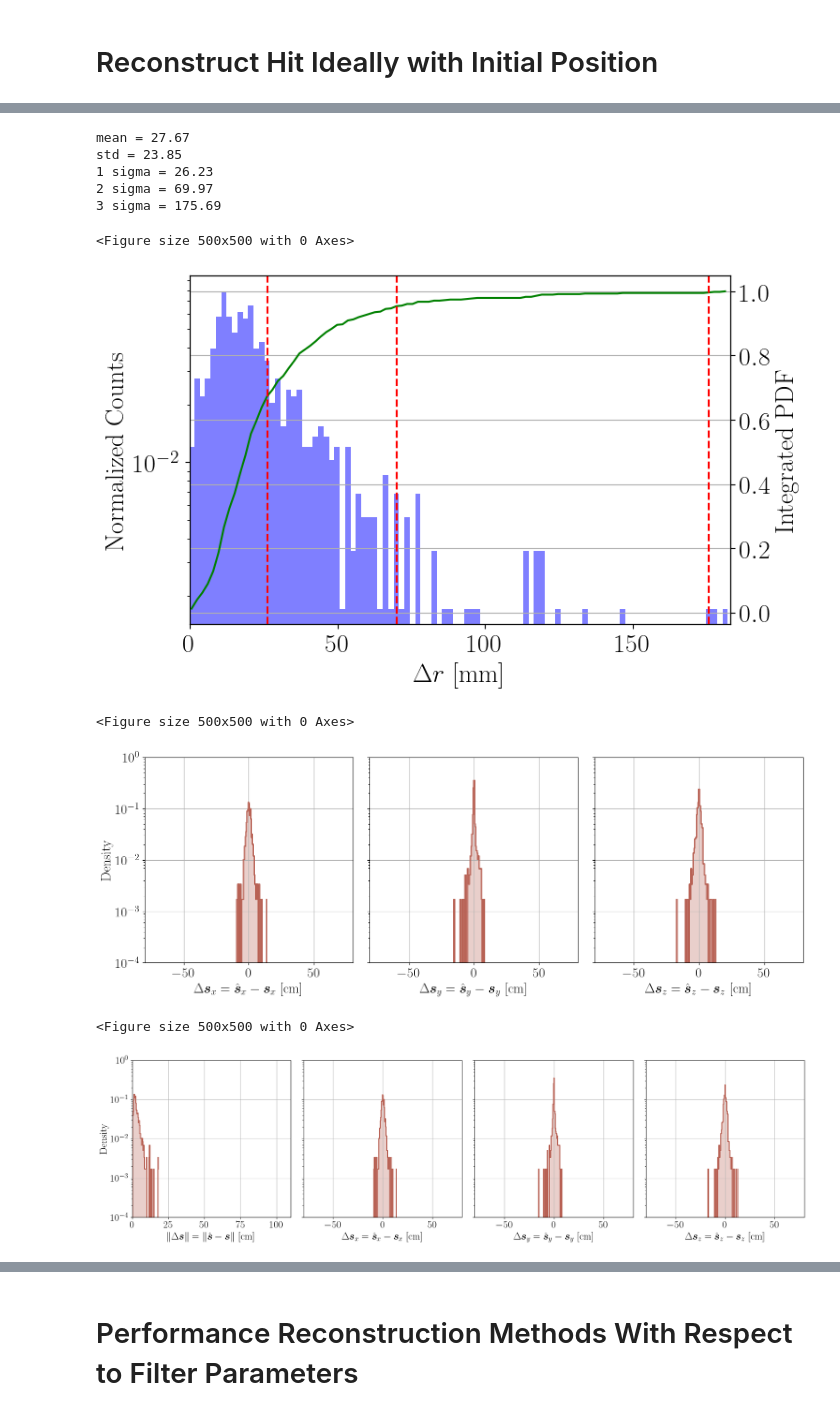
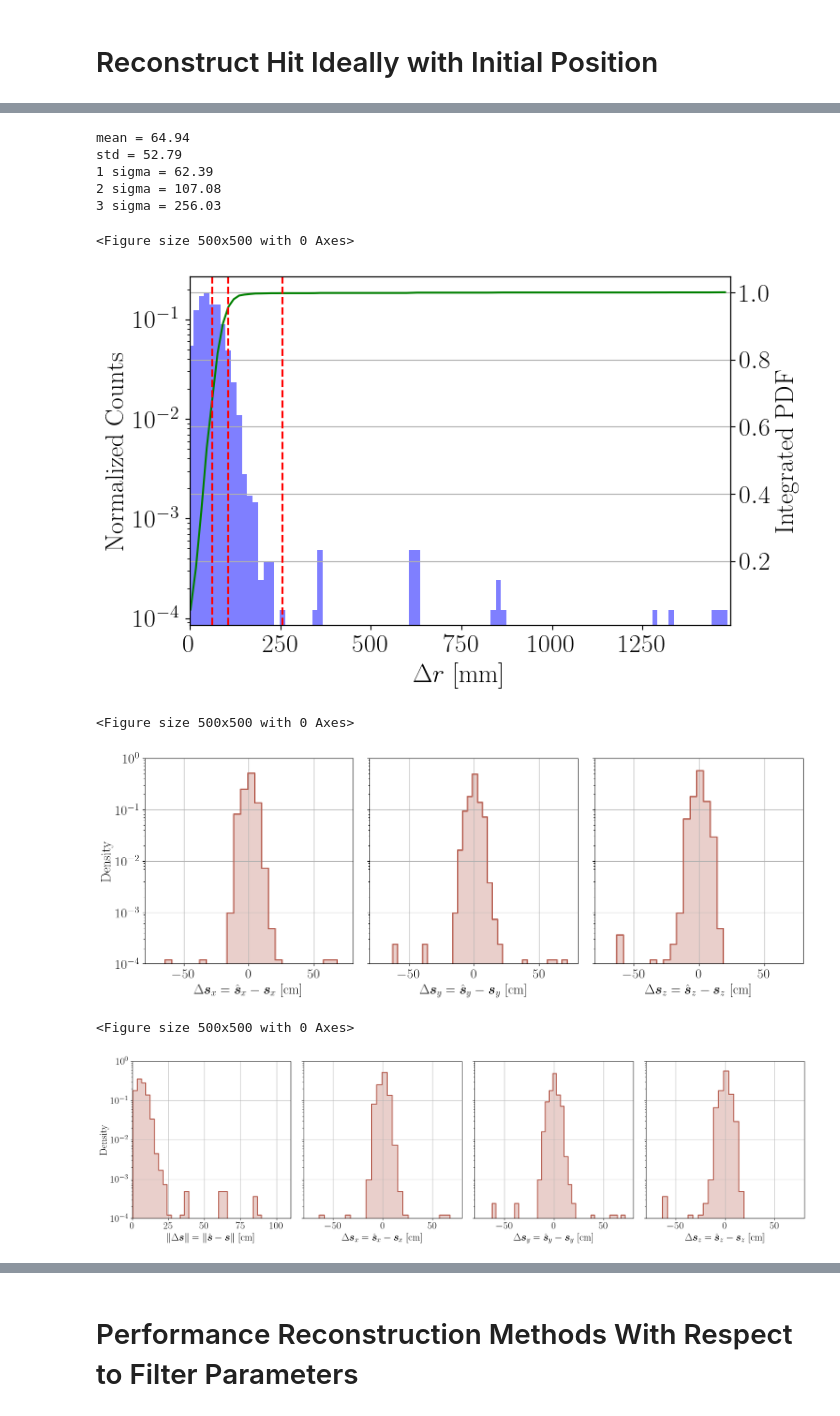
Before and after one commit to Noah-Everett/DSPS-Detector, a Jupyter notebook: analysis/sensitivityAnalysis.ipynb, the cells around one changed output, grey strips where cells are left out. Saved outputs shown, nothing was run; the diff lists cells and outputs as text; code cells hidden in the pictures.

```diff
--- a/analysis/sensitivityAnalysis.ipynb
+++ b/analysis/sensitivityAnalysis.ipynb
@@ -33,8 +35,8 @@ os.environ['PYDEVD_DISABLE_FILE_VALIDATION'] = '1'
 # %%
 # fileName = '../runs/event_2mu100MeVBackToBack_usedForTrackReconstruction.root'
 # fileName = '../runs/calibration_2.42^3_10000gamma_1000events_20cmFOVL.root'
-fileName = '../build/event.root'
-# fileName = '../build/calibration.root'
+# fileName = '../build/event.root'
+fileName = '../build/calibration.root'
 histDir = '/photoSensor_hits_histograms'
 print(get_histogram_names    (fileName, histDir))
 print(get_histogram_titles   (fileName, histDir))
@@ -387,13 +389,13 @@ ax2.grid()
 fig.tight_layout()
 fig.show()
 # %% [output]
-mean = 27.67
-std = 23.85
-1 sigma = 26.23
-2 sigma = 69.97
-3 sigma = 175.69
+mean = 64.94
+std = 52.79
+1 sigma = 62.39
+2 sigma = 107.08
+3 sigma = 256.03
 <Figure size 500x500 with 0 Axes>
-[figure, old version]
+[figure, new version]
 # %%
 df_hits['reconstructedPoint_initial_distance_r_x'] = df_hits['reconstructedPoint_initial_distance'].apply(lambda x: x[0]) - df_hits['initialPosition'].apply(lambda x: x[0])
 df_hits['reconstructedPoint_initial_distance_r_y'] = df_hits['reconstructedPoint_initial_distance'].apply(lambda x: x[1]) - df_hits['initialPosition'].apply(lambda x: x[1])
@@ -453,12 +455,13 @@ fig.savefig('../figures/initialReconstructedPointDistance_xyz.pdf', bbox_inches=
 fig.show()
 # %% [output]
 <Figure size 500x500 with 0 Axes>
-[figure, old version]
+[figure, new version]
 # %%
 nBins = 50
 xLim = 80
 lw = 2
 scale = 10
+log = True
 twilight = cm.twilight(np.linspace(0,1,40))
 
 _, hist  , scaled_hist  , bins   = get_PDF(df_hits['reconstructedPoint_initial_distance_r'  ]/scale, nBins=nBins)
@@ -492,7 +495,8 @@ axes[0].set_xlabel(r'$\norm{ \Delta \boldsymbol{s} }=\norm{\hat{\boldsymbol{s}}-
 axes[0].set_ylabel('Density')
 axes[0].set_xlim(0, 110)
 axes[0].set_ylim(1e-4, 1)
-axes[0].set_yscale('log')
+if log:
+    axes[0].set_yscale('log')
 axes[0].grid()
 
 axes[1].plot(bins_x[:-1], scaled_hist_x, alpha=1, color=twilight[30,:], drawstyle='steps-post', linewidth=lw)
@@ -500,37 +504,40 @@ axes[1].fill_between(bins_x[:-1], scaled_hist_x, alpha=0.3, color=twilight[30,:]
 axes[1].set_xlabel(r'$\Delta \boldsymbol{s}_x=\hat{\boldsymbol{s}}_{x}-\boldsymbol{s}_{x}$ [cm]')
 # axes[1].set_ylabel('Density')
 axes[1].set_xlim(-xLim, xLim)
 axes[1].set_ylim(1e-4, 1)
-axes[1].set_yscale('log')
+if log:
+    axes[1].set_yscale('log')
 axes[1].set_yticklabels([])
 axes[1].grid()
 
 axes[2].plot(bins_y[:-1], scaled_hist_y, alpha=1, color=twilight[30,:], drawstyle='steps-post', linewidth=lw)
 axes[2].fill_between(bins_y[:-1], scaled_hist_y, alpha=0.3, color=twilight[30,:], step='post')#, hatch='xx')
 axes[2].set_xlabel(r'$\Delta \boldsymbol{s}_y=\hat{\boldsymbol{s}}_{y}-\boldsymbol{s}_{y}$ [cm]')
 # axes[2].set_ylabel('Normalized Counts')
 axes[2].set_xlim(-xLim, xLim)
 axes[2].set_ylim(1e-4, 1)
-axes[2].set_yscale('log')
+if log:
+    axes[2].set_yscale('log')
 axes[2].set_yticklabels([])
 axes[2].grid()
 
 axes[3].plot(bins_z[:-1], scaled_hist_z, alpha=1, color=twilight[30,:], drawstyle='steps-post', linewidth=lw)
 axes[3].fill_between(bins_z[:-1], scaled_hist_z, alpha=0.3, color=twilight[30,:], step='post')#, hatch=r'\\')
 axes[3].set_xlabel(r'$\Delta \boldsymbol{s}_z=\hat{\boldsymbol{s}}_{z}-\boldsymbol{s}_{z}$ [cm]')
 # axes[3].set_ylabel('Normalized Counts')
 axes[3].set_xlim(-xLim, xLim)
 axes[3].set_ylim(1e-4, 1)
-axes[3].set_yscale('log')
+if log:
+    axes[3].set_yscale('log')
 axes[3].set_yticklabels([])
 axes[3].grid()
 
 fig.tight_layout()
 fig.savefig('../figures/initialReconstructedPointDistance_txyz.pdf', bbox_inches='tight')
 fig.show()
 # %% [output]
 <Figure size 500x500 with 0 Axes>
-[figure, old version]
+[figure, new version]
 # %%
 df_hits = make_relativeVector(df_hits)
 # %%
```
Also changed, not shown: parts of 8 cells of this notebook, 22 other files.
